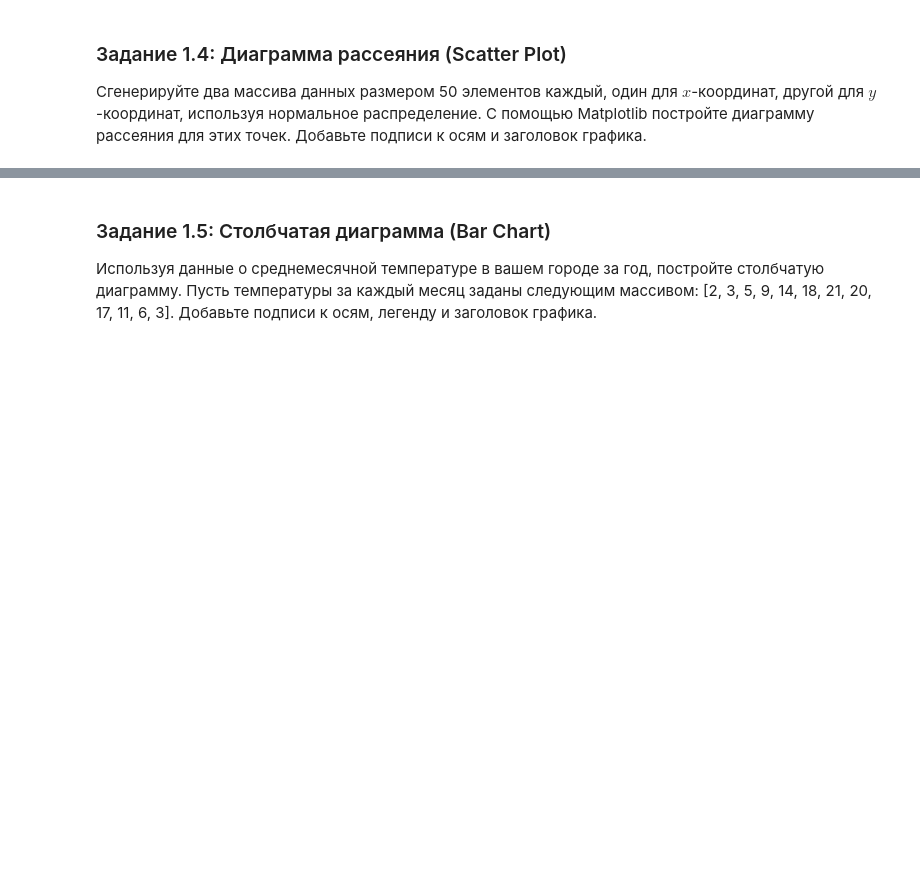
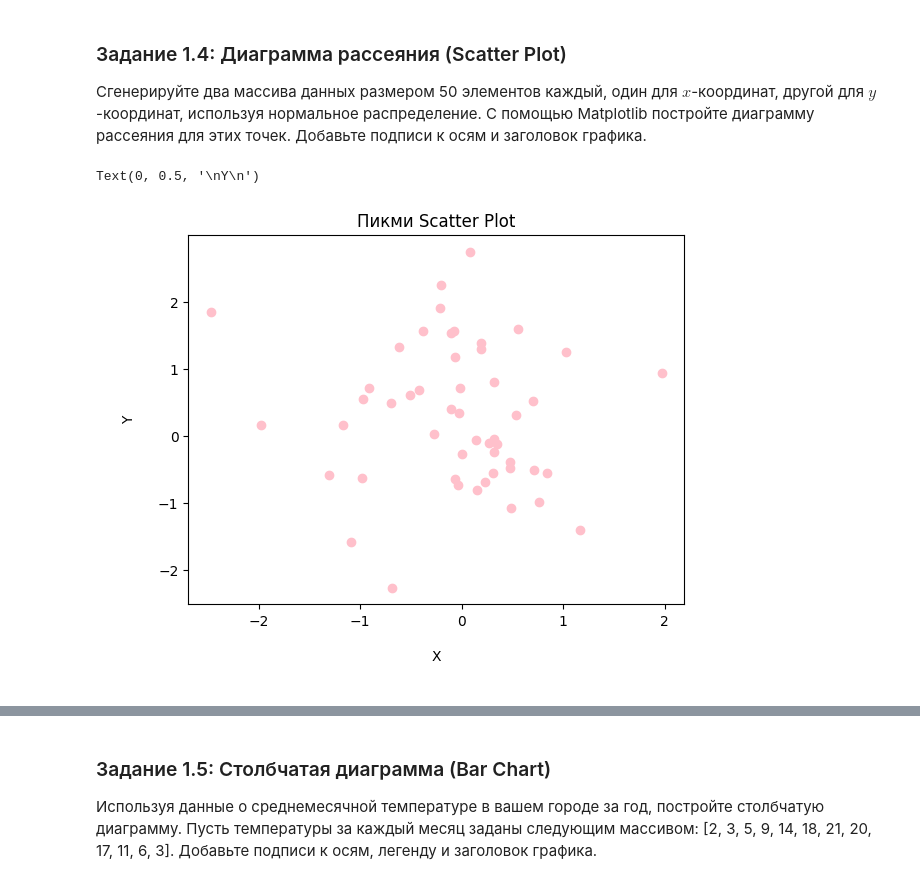
Before and after one commit to nakitava/bp, a Jupyter notebook: 3. Библиотеки Matplotlib, Plotly/Практическая_работа_№3_Matplotlib_Plotly.ipynb, the cells around one changed output, grey strips where cells are left out. Cells and saved outputs as stored; diff of their text form; code cells hidden in the pictures; blank space fills up the shorter version.

```diff
--- a/3. Библиотеки Matplotlib, Plotly/Практическая_работа_№3_Matplotlib_Plotly.ipynb
+++ b/3. Библиотеки Matplotlib, Plotly/Практическая_работа_№3_Matplotlib_Plotly.ipynb
@@ -77,3 +76,14 @@ Text(0.5, 1.0, '\nПикми пирог <3')
+# %%
+x = np.random.normal(0, 1, 50)
+y = np.random.normal(0, 1, 50)
+
+plt.scatter(x, y, color = 'pink')
+plt.title('Пикми Scatter Plot')
+plt.xlabel('\nX\n')
+plt.ylabel('\nY\n')
+# %% [output]
+Text(0, 0.5, '\nY\n')
+[figure, added]
 # %% [markdown]
 ![image.png](embedded-picture-1)
 # %% [markdown]
```
Also changed, not shown: parts of 4 cells of this notebook.
